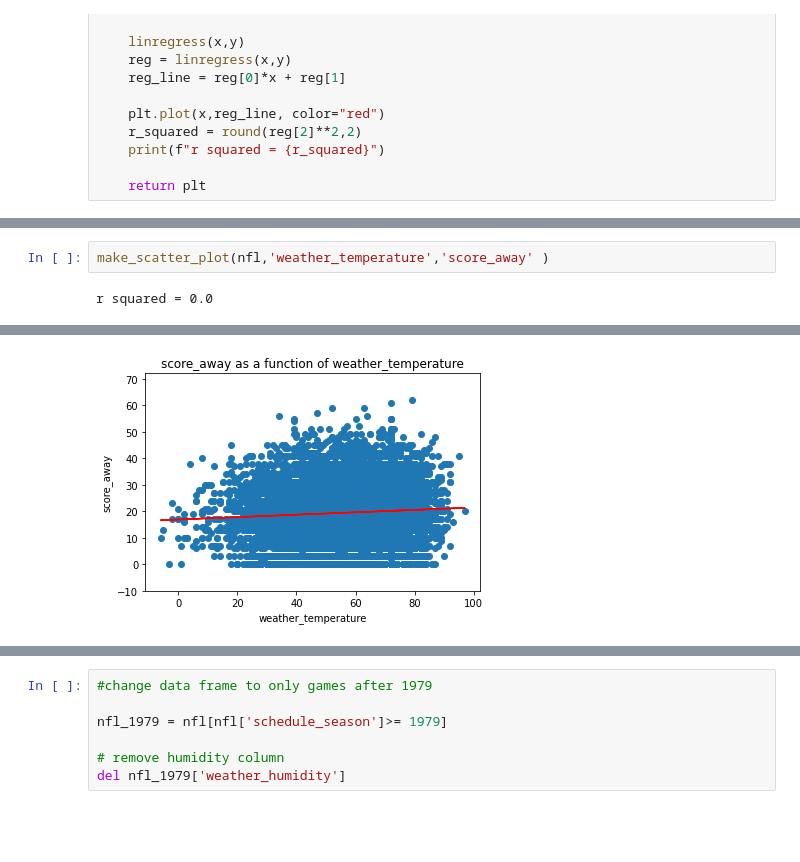
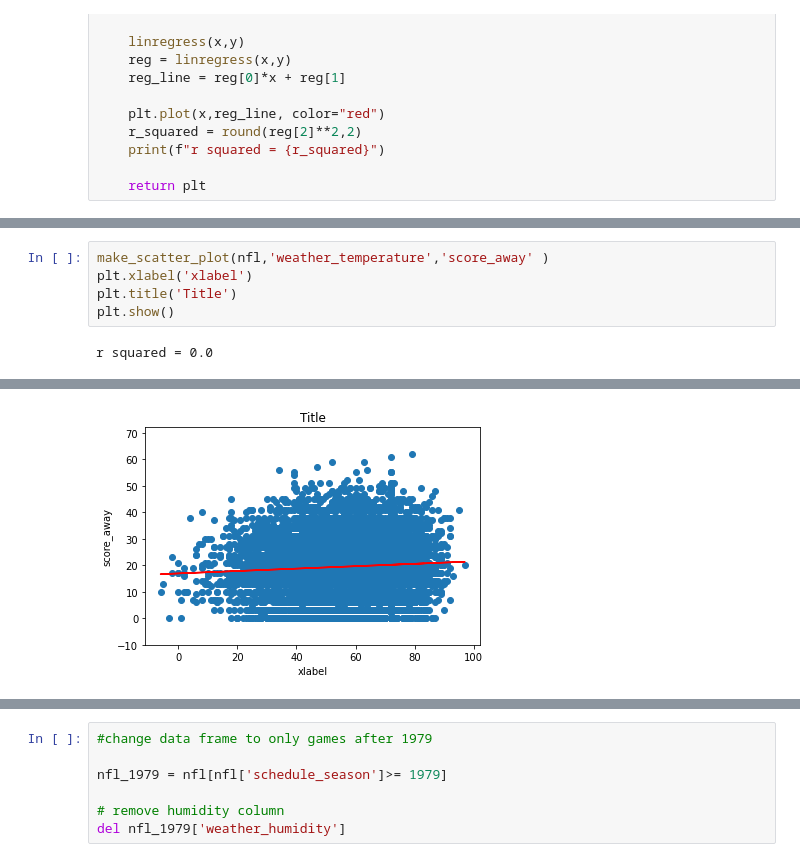
Before and after one commit to KenSaville/NFL-Betting-Analysis, a Jupyter notebook: NFL_betting.ipynb, the cells around one changed output, grey strips where cells are left out. Cells and saved outputs as stored; diff of their text form; blank space fills up the shorter version.

```diff
--- a/NFL_betting.ipynb
+++ b/NFL_betting.ipynb
@@ -230,5 +230,8 @@ r squared = 0.0
 [figure]
 # %%
 make_scatter_plot(nfl,'weather_temperature','score_away' )
+plt.xlabel('xlabel')
+plt.title('Title')
+plt.show()
 # %% [output]
 r squared = 0.0
@@ -236,4 +238,4 @@ r squared = 0.0
-[figure, old version]
+[figure, new version]
 # %%
 make_scatter_plot(nfl,'weather_wind_mph','score_home' )
 # %% [output]
```
Also changed, not shown: parts of 12 cells of this notebook, 4 other files.
